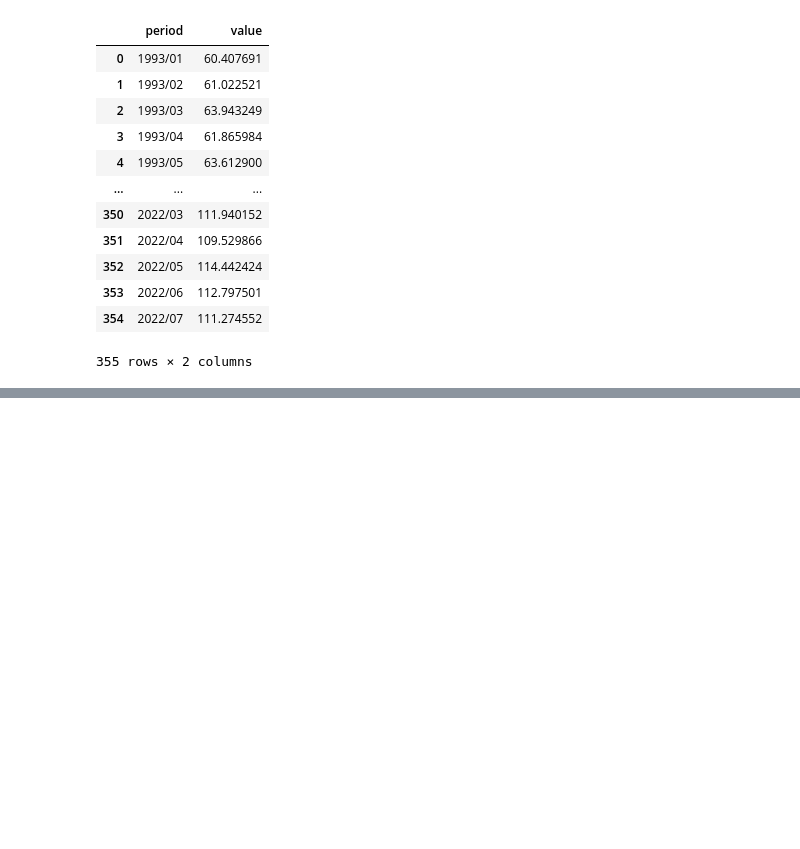
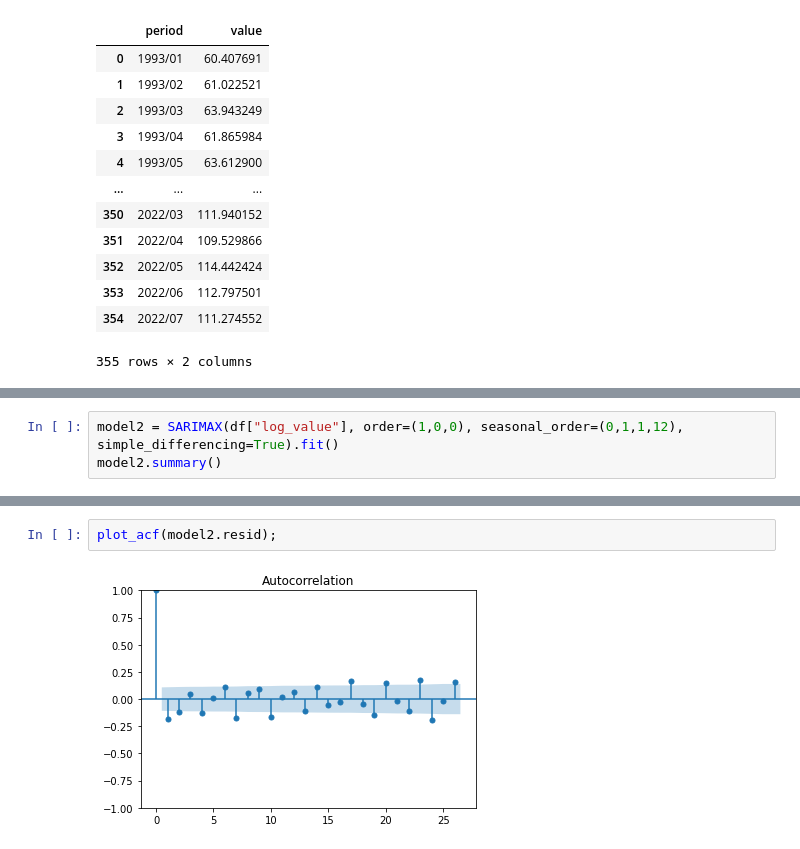
Before and after one commit to AlexReusC/Modulo-5-IAA-Analisis, a Jupyter notebook: portafolio.ipynb, the cells around one changed output, grey strips where cells are left out. Drawn from its saved outputs; the diff is of its cells as text; blank space fills up the shorter version.

```diff
--- a/portafolio.ipynb
+++ b/portafolio.ipynb
@@ -59,0 +110,3 @@ adfuller(df["annual_change"])
+# %%
+model2 = SARIMAX(df["log_value"], order=(1,0,0), seasonal_order=(0,1,1,12), simple_differencing=True).fit()
+model2.summary()
@@ -59,0 +132,4 @@ adfuller(df["annual_change"])
+# %%
+plot_acf(model2.resid);
+# %% [output]
+[figure, added]
```
Also changed, not shown: parts of 21 cells of this notebook.
